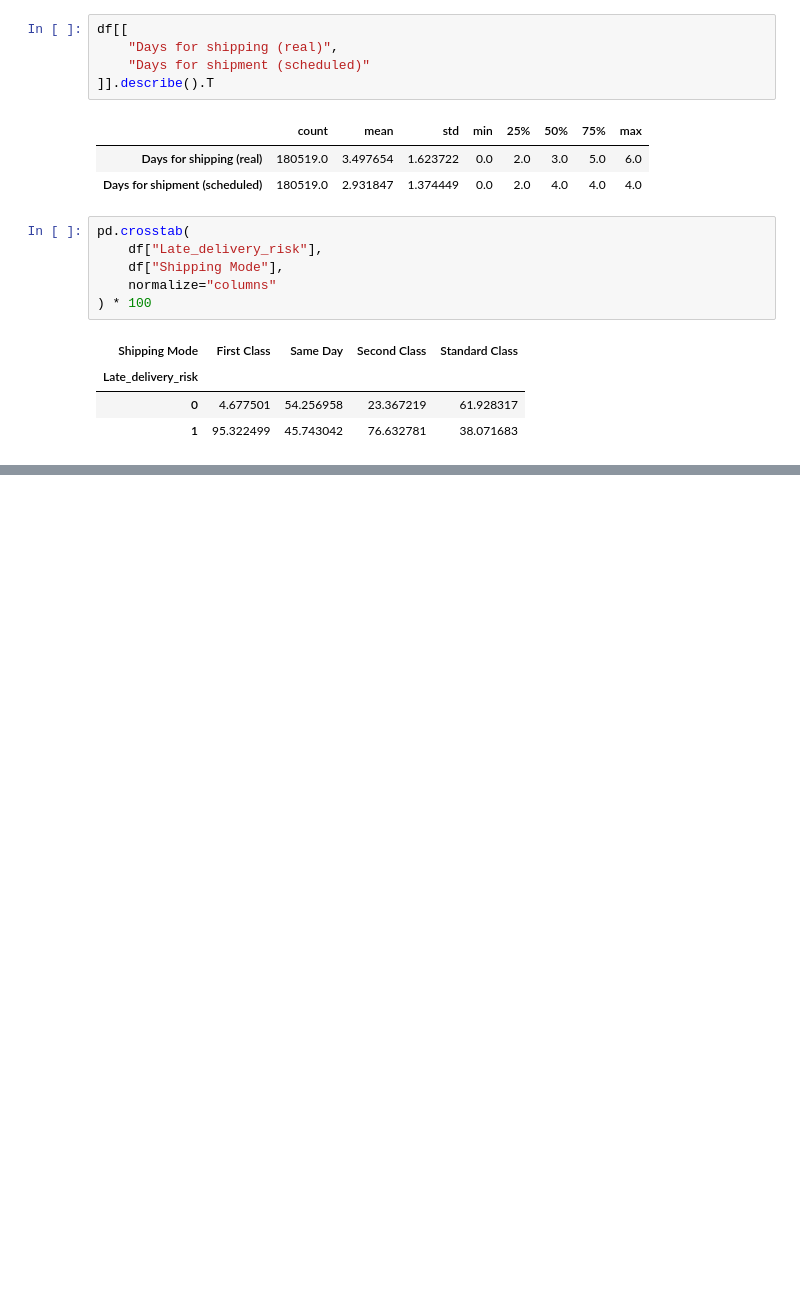
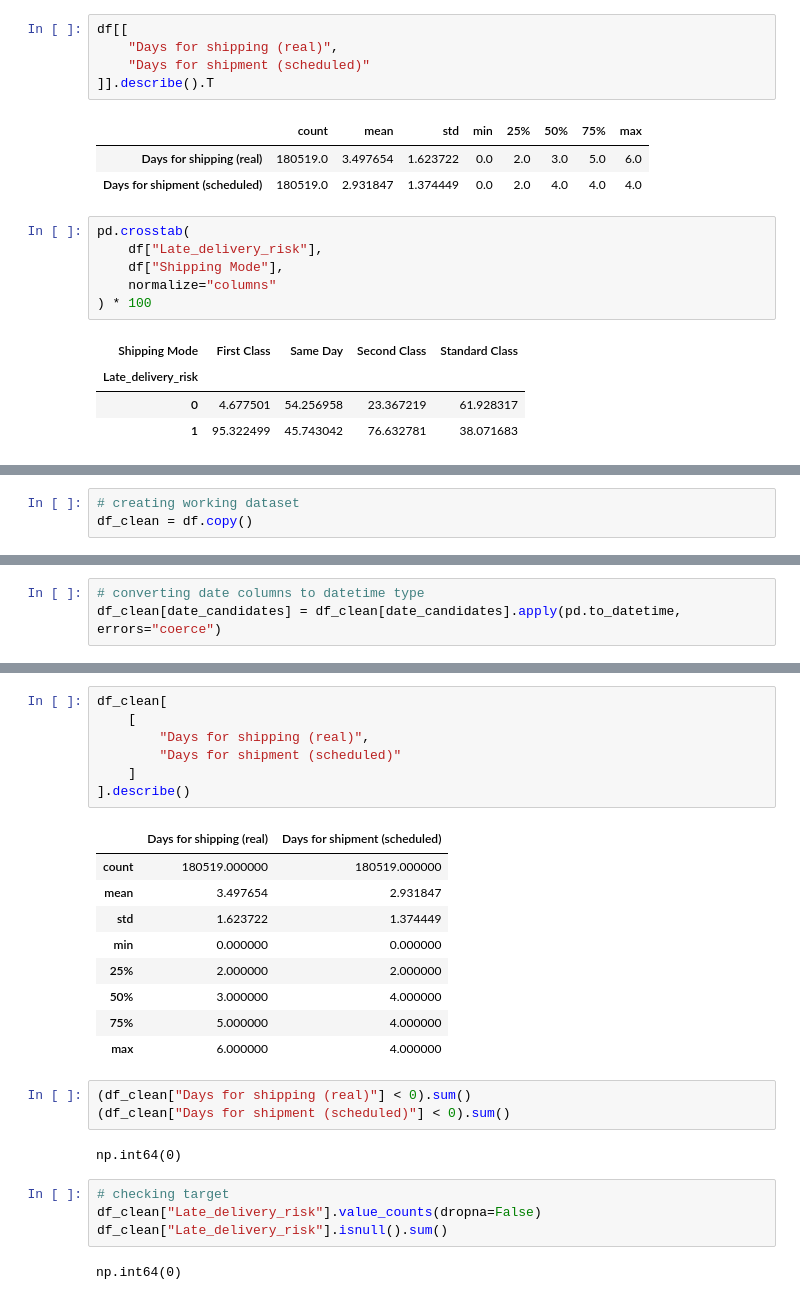
Before and after one commit to divyamohan6388-droid/Logistics-Analytics-Shipment-Delay-Prediction, a Jupyter notebook: notebooks/01_data_understanding.ipynb, the cells around one changed output, grey strips where cells are left out. Cells and saved outputs as stored; diff of their text form; blank space fills up the shorter version.

Commit message:
initial cleaning

```diff
--- a/notebooks/01_data_understanding.ipynb
+++ b/notebooks/01_data_understanding.ipynb
@@ -289,0 +339,3 @@ pd.crosstab(
+# %%
+# creating working dataset
+df_clean = df.copy()
@@ -289,0 +382,3 @@ pd.crosstab(
+# %%
+# converting date columns to datetime type
+df_clean[date_candidates] = df_clean[date_candidates].apply(pd.to_datetime, errors="coerce")
@@ -289,0 +415,28 @@ pd.crosstab(
+# %%
+df_clean[
+    [
+        "Days for shipping (real)",
+        "Days for shipment (scheduled)"
+    ]
+].describe()
+# %% [output]
+|  | Days for shipping (real) | Days for shipment (scheduled) |
+| count | 180519.000000 | 180519.000000 |
+| mean | 3.497654 | 2.931847 |
+| std | 1.623722 | 1.374449 |
+| min | 0.000000 | 0.000000 |
+| 25% | 2.000000 | 2.000000 |
+| 50% | 3.000000 | 4.000000 |
+| 75% | 5.000000 | 4.000000 |
+| max | 6.000000 | 4.000000 |
+# %%
+(df_clean["Days for shipping (real)"] < 0).sum()
+(df_clean["Days for shipment (scheduled)"] < 0).sum()
+# %% [output]
+np.int64(0)
+# %%
+# checking target
+df_clean["Late_delivery_risk"].value_counts(dropna=False)
+df_clean["Late_delivery_risk"].isnull().sum()
+# %% [output]
+np.int64(0)
```
Also changed, not shown: parts of 13 cells of this notebook.
